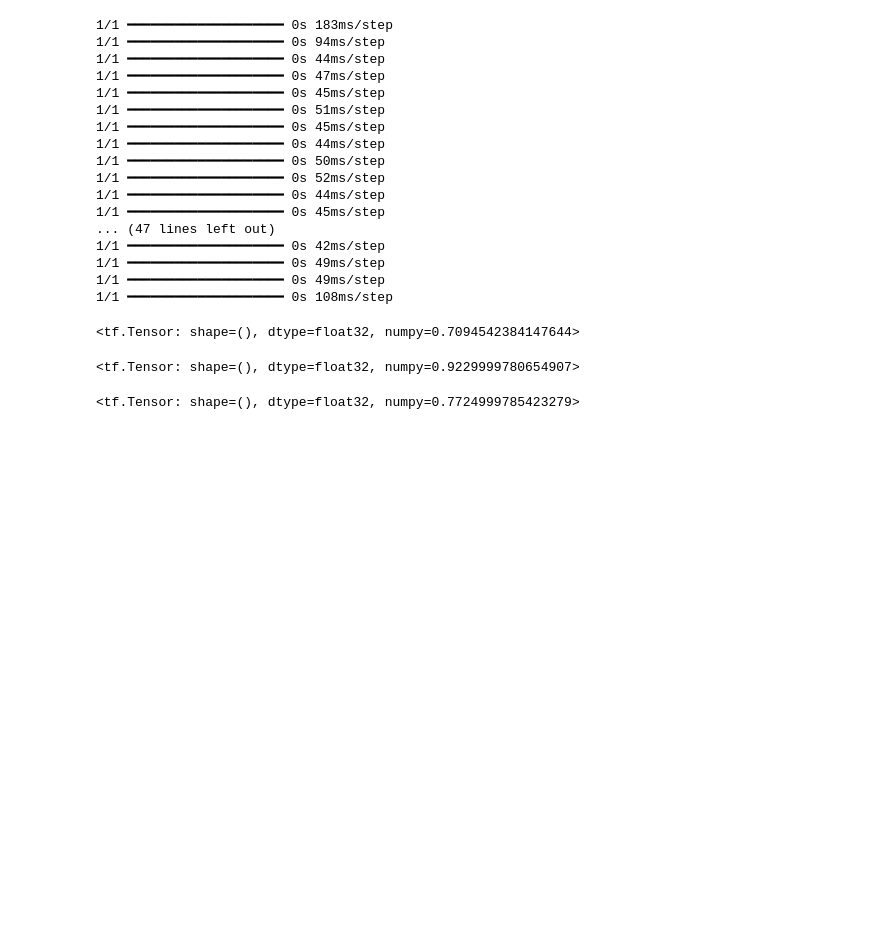
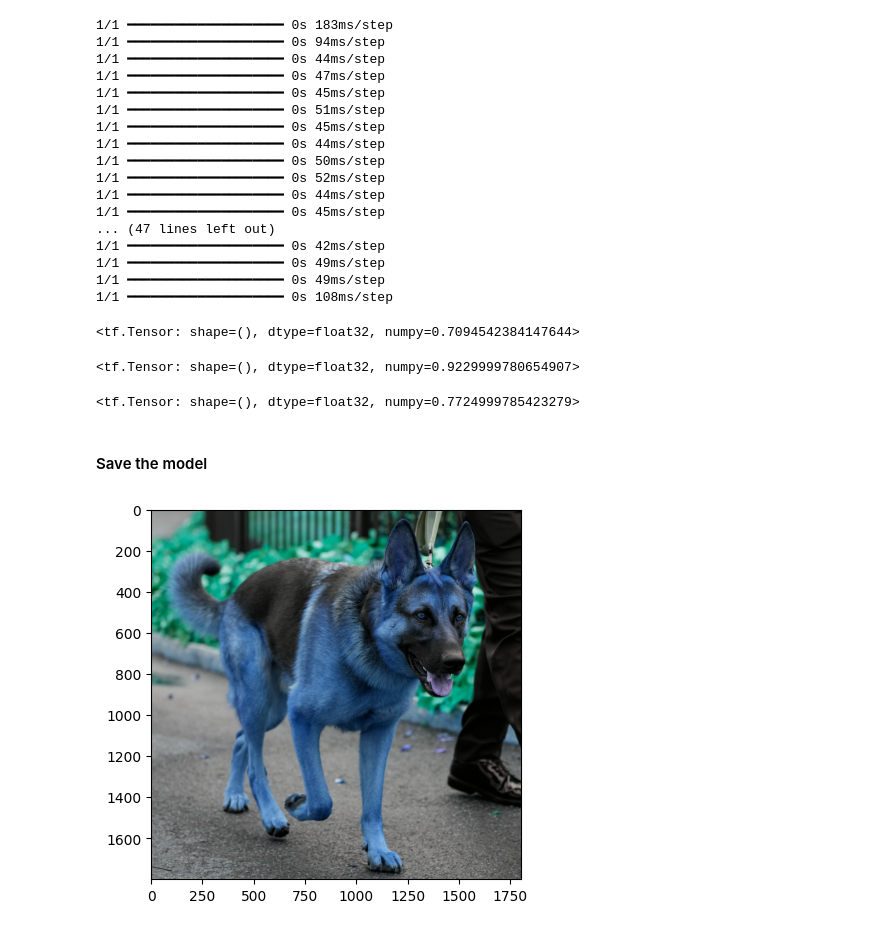
Before and after one commit to ashan24019/DL, a Jupyter notebook: cat_dog_classifier/cat & dog classifier.ipynb, the cells around one changed output. Saved outputs shown, nothing was run; the diff lists cells and outputs as text; code cells hidden in the pictures; blank space fills up the shorter version.

Commit message:
testing the model

```diff
--- a/cat_dog_classifier/cat & dog classifier.ipynb
+++ b/cat_dog_classifier/cat & dog classifier.ipynb
@@ -281,3 +281,5 @@ recall.result()
 accuracy.result()
 # %% [output]
 <tf.Tensor: shape=(), dtype=float32, numpy=0.7724999785423279>
+# %% [markdown]
+#### Save the model
@@ -283,0 +288,6 @@ accuracy.result()
+# %%
+image = cv2.imread('Dog.jpg')
+plt.imshow(image)
+plt.show()
+# %% [output]
+[figure, added]
```
Also changed, not shown: parts of 8 cells of this notebook.
